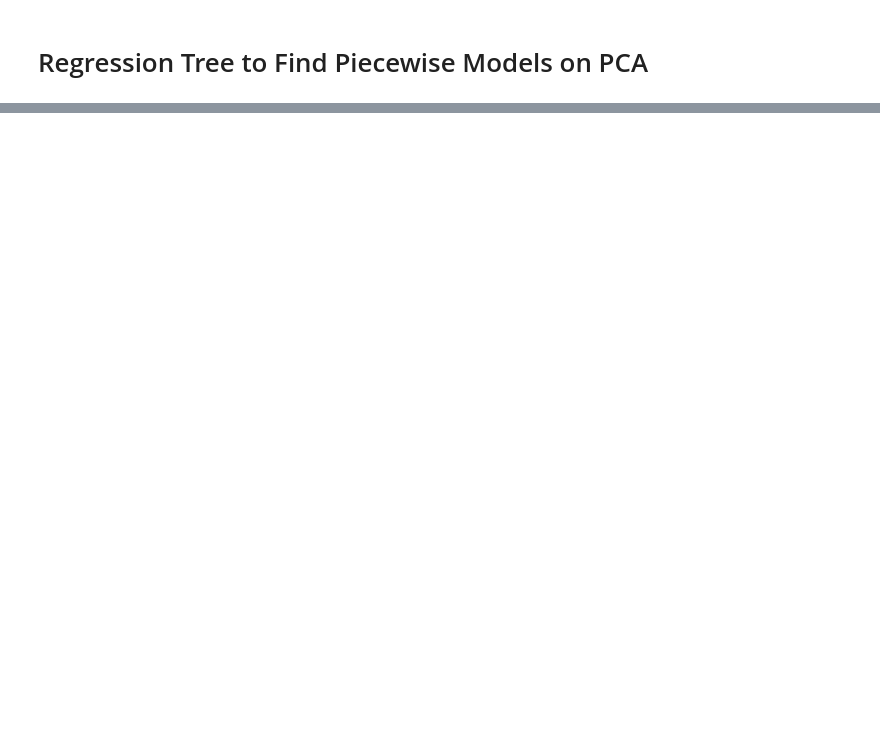
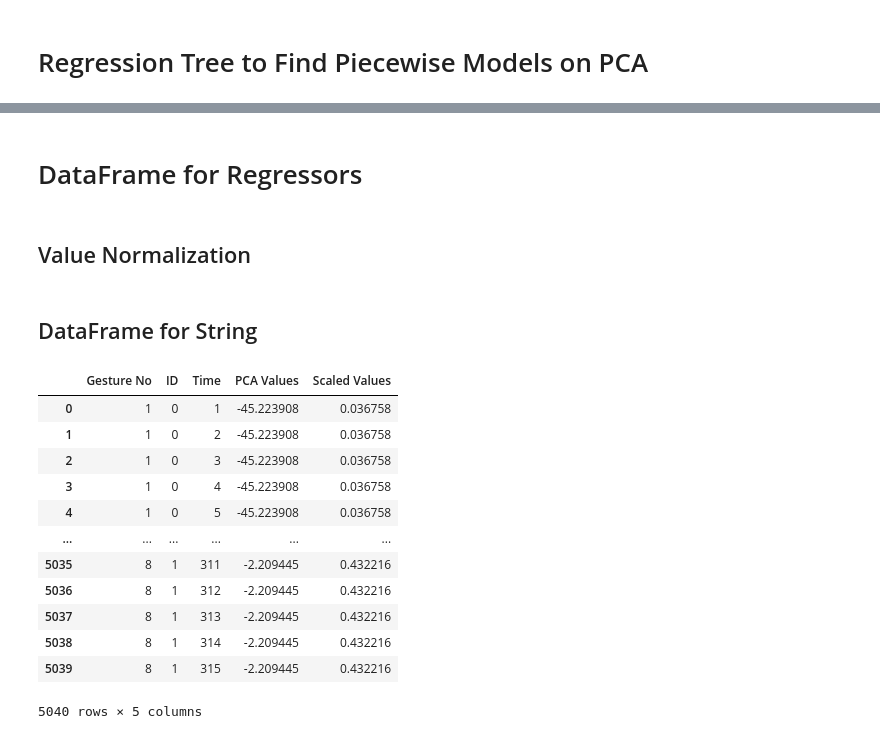
Before and after one commit to BU-IE-48B/fall21-mbahadir, a Jupyter notebook: Homework1/Homework1.ipynb, the cells around one changed output, grey strips where cells are left out. Saved outputs shown, nothing was run; the diff lists cells and outputs as text; code cells hidden in the pictures; blank space fills up the shorter version.

```diff
--- a/Homework1/Homework1.ipynb
+++ b/Homework1/Homework1.ipynb
@@ -830,0 +1065,2 @@ PCA then gesture
+# %% [markdown]
+# DataFrame for Regressors
@@ -830,0 +1071,2 @@ PCA then gesture
+# %% [markdown]
+## Value Normalization
@@ -830,0 +1085,41 @@ PCA then gesture
+# %% [markdown]
+## DataFrame for String
+# %%
+pca_datasets=[pca_1, pca_2, pca_3, pca_4,
+                 pca_5, pca_6, pca_7, pca_8]
+# %%
+pca_gesture=[]
+pca_id=[]
+pca_value=[]
+time=[]
+gesture_no=1
+for dt in pca_datasets:
+    for j in range(2):
+        sequence=1
+        for k in range(len(dt[j])):
+            time.append(sequence)
+            pca_gesture.append(gesture_no)
+            pca_id.append(j)
+            pca_value.append(dt[j]["predictions"][k])
+            sequence+=1
+    gesture_no+=1
+# %%
+pca_dt=pd.DataFrame({"Gesture No": pca_gesture, "ID": pca_id, "Time":time, "PCA Values": pca_value})
+# %%
+pca_dt["Scaled Values"]=scaler_to_1(pca_dt)
+# %%
+pca_dt
+# %% [output]
+|  | Gesture No | ID | Time | PCA Values | Scaled Values |
+| 0 | 1 | 0 | 1 | -45.223908 | 0.036758 |
+| 1 | 1 | 0 | 2 | -45.223908 | 0.036758 |
+| 2 | 1 | 0 | 3 | -45.223908 | 0.036758 |
+| 3 | 1 | 0 | 4 | -45.223908 | 0.036758 |
+| 4 | 1 | 0 | 5 | -45.223908 | 0.036758 |
+| ... | ... | ... | ... | ... | ... |
+| 5035 | 8 | 1 | 311 | -2.209445 | 0.432216 |
+| 5036 | 8 | 1 | 312 | -2.209445 | 0.432216 |
+| 5037 | 8 | 1 | 313 | -2.209445 | 0.432216 |
+| 5038 | 8 | 1 | 314 | -2.209445 | 0.432216 |
+| 5039 | 8 | 1 | 315 | -2.209445 | 0.432216 |
+5040 rows × 5 columns
```
Also changed, not shown: parts of 73 cells of this notebook.
